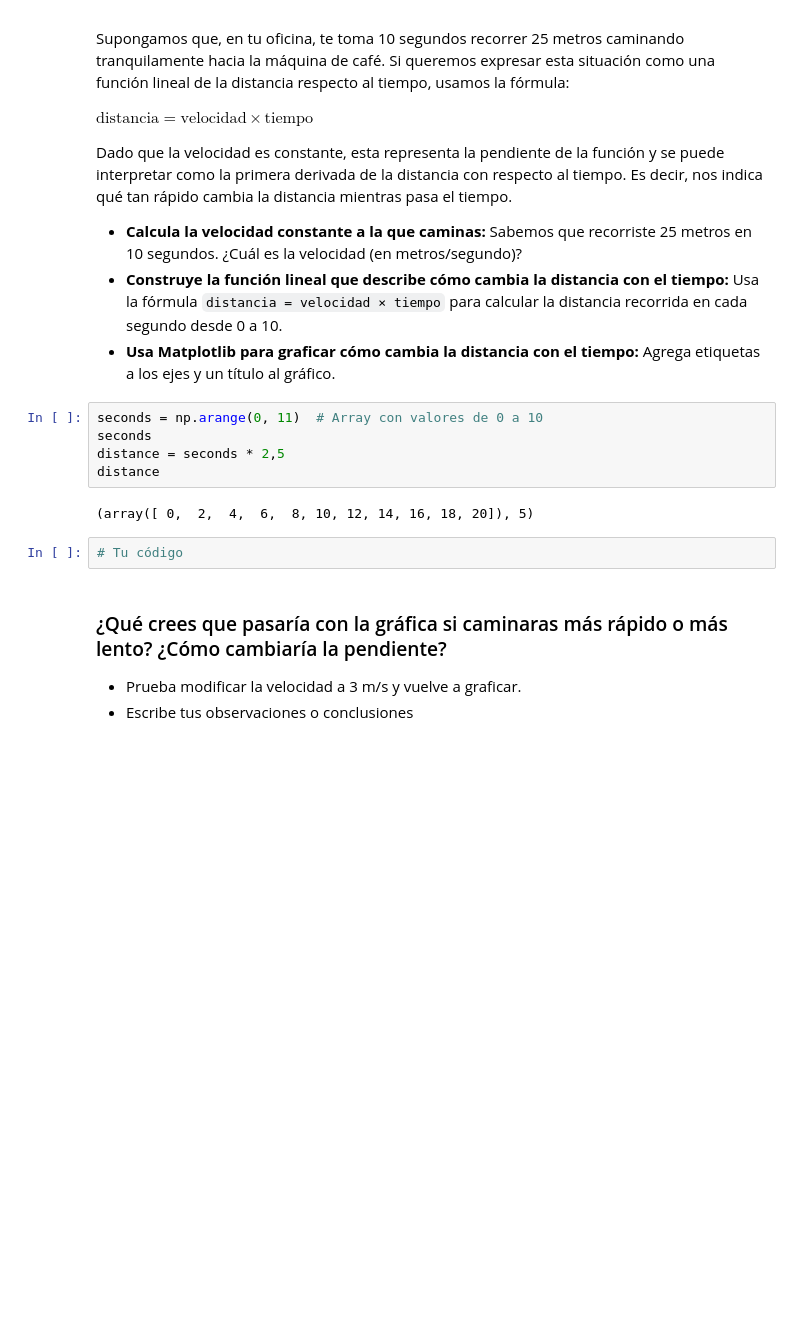
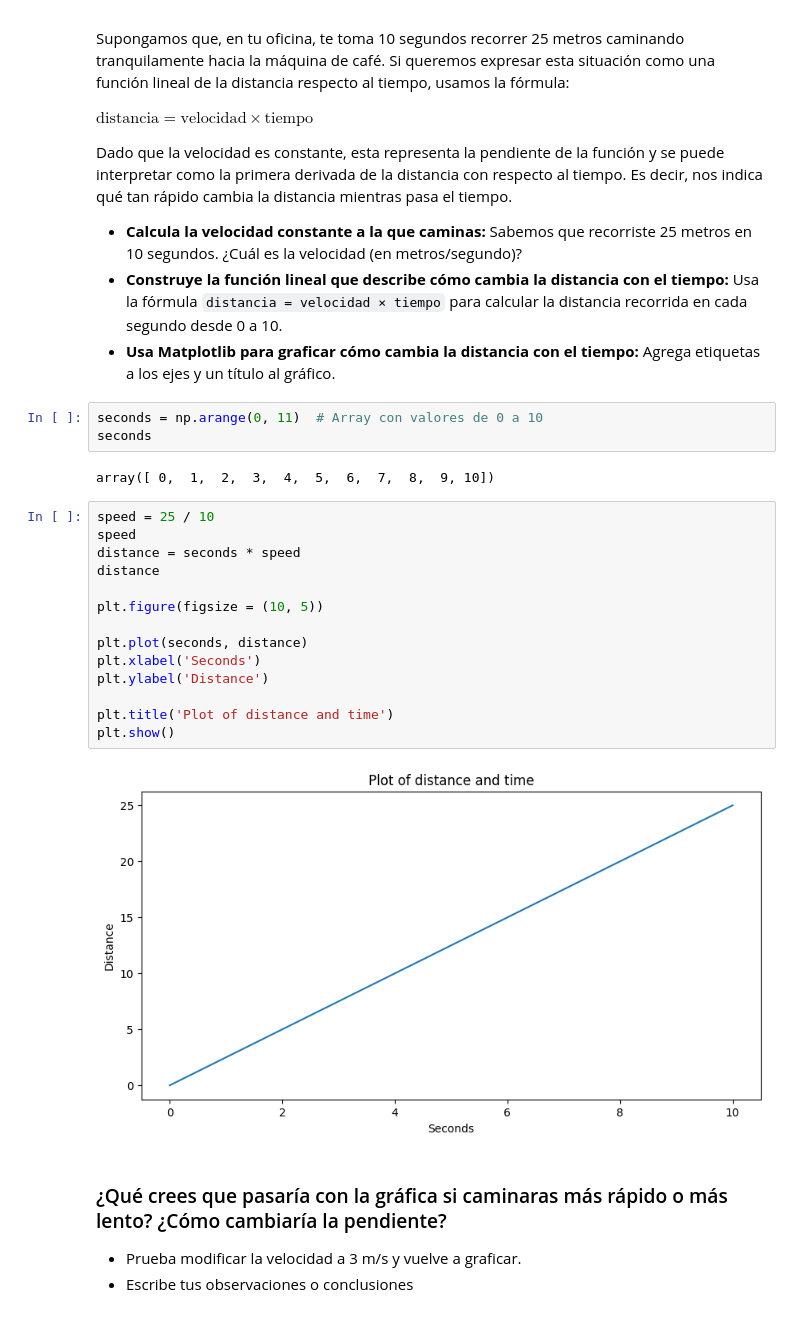
Before and after one commit to 4GeeksAcademy/inetke-proyecto-visualizacion, a Jupyter notebook: notebook/03-project-visualization.ipynb, the cells around one changed output. Drawn from its saved outputs; the diff is of its cells as text; blank space fills up the shorter version.

```diff
--- a/notebook/03-project-visualization.ipynb
+++ b/notebook/03-project-visualization.ipynb
@@ -28,12 +28,24 @@ Dado que la velocidad es constante, esta representa la pendiente de la función
 # %%
 seconds = np.arange(0, 11)  # Array con valores de 0 a 10
 seconds
-distance = seconds * 2,5
-distance
 # %% [output]
-(array([ 0,  2,  4,  6,  8, 10, 12, 14, 16, 18, 20]), 5)
+array([ 0,  1,  2,  3,  4,  5,  6,  7,  8,  9, 10])
 # %%
-# Tu código
+speed = 25 / 10
+speed
+distance = seconds * speed
+distance
+
+plt.figure(figsize = (10, 5))
+
+plt.plot(seconds, distance)
+plt.xlabel('Seconds')
+plt.ylabel('Distance')
+
+plt.title('Plot of distance and time')
+plt.show()
+# %% [output]
+[figure, added]
 # %% [markdown]
 ### ¿Qué crees que pasaría con la gráfica si caminaras más rápido o más lento? ¿Cómo cambiaría la pendiente?
 
```
Also changed, not shown: parts of 9 cells of this notebook.
